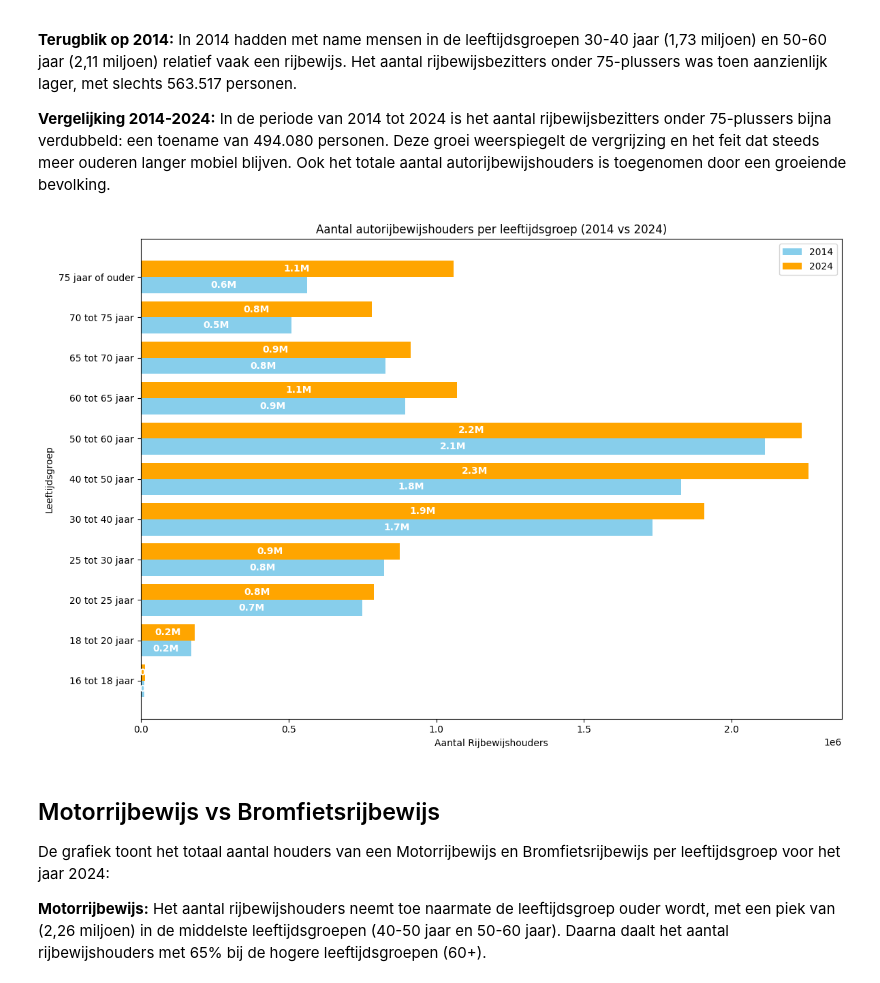
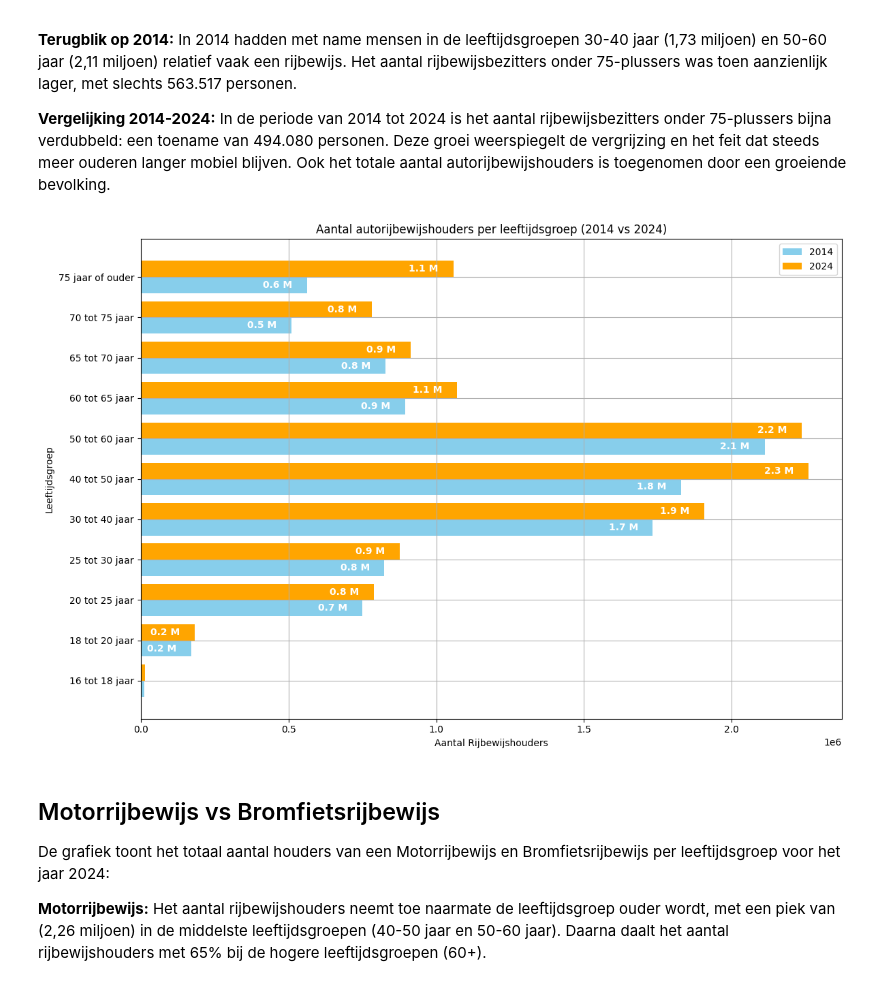
Before and after one commit to Mike29112001/Rijbewijshouders, a Jupyter notebook: uitwerking.ipynb, the cells around one changed output. Cells and saved outputs as stored; diff of their text form; code cells hidden in the pictures.

```diff
--- a/uitwerking.ipynb
+++ b/uitwerking.ipynb
@@ -49,41 +49,47 @@ filtered_data = cbr[cbr["Jaar"].isin([2014, 2024])]
 
 # Pivot de gegevens
 pivoted_data = filtered_data.pivot(index="Leeftijdsgroep", columns="Jaar", values="Autorijbewijs totaal")
 
 # Leeftijdsgroepen en waarden per jaar
 age_groups = pivoted_data.index
 values_2014 = pivoted_data[2014]
 values_2024 = pivoted_data[2024]
 
 # Instellingen voor de grafiek
 bar_width = 0.4
 y_pos = np.arange(len(age_groups))
 
 plt.figure(figsize=(12, 8))
 
 # Plot de horizontale balken
 bars_2014 = plt.barh(y_pos - bar_width / 2, values_2014, bar_width, label="2014", color='skyblue')
 bars_2024 = plt.barh(y_pos + bar_width / 2, values_2024, bar_width, label="2024", color='orange')
 
 # Voeg labels toe binnenin de balken
-for bars, values in zip([bars_2014, bars_2024], [values_2014, values_2024]):
-    for bar, value in zip(bars, values):
-        width = bar.get_width()
-        label = f"{value / 1_000_000:.1f}M"
-        plt.text(width / 2, bar.get_y() + bar.get_height() / 2,
-                 label, ha='center', va='center', color='white',
-                 fontsize=10, fontweight='bold')
+for i in range(len(age_groups)):
+    label_2014 = values_2014.iloc[i] / 1_000_000
+    label_2024 = values_2024.iloc[i] / 1_000_000
+
+    plt.text(values_2014.iloc[i] - 50000, y_pos[i] - bar_width/2,
+             f"{label_2014:.1f} M", ha='right', va='center',
+             color='white', fontsize=10, fontweight='bold')
+
+    plt.text(values_2024.iloc[i] - 50000, y_pos[i] + bar_width/2,
+             f"{label_2024:.1f} M", ha='right', va='center',
+             color='white', fontsize=10, fontweight='bold')
 
 # Labels, titel en legenda
 plt.yticks(y_pos, age_groups)
 plt.xlabel("Aantal Rijbewijshouders")
 plt.ylabel("Leeftijdsgroep")
 plt.title("Aantal autorijbewijshouders per leeftijdsgroep (2014 vs 2024)")
 plt.legend()
+plt.grid()
 plt.tight_layout()
+
 plt.show()
 # %% [output]
-[figure, old version]
+[figure, new version]
 # %% [markdown]
 ## Motorrijbewijs vs Bromfietsrijbewijs
 
```
Also changed, not shown: parts of 3 cells of this notebook.
